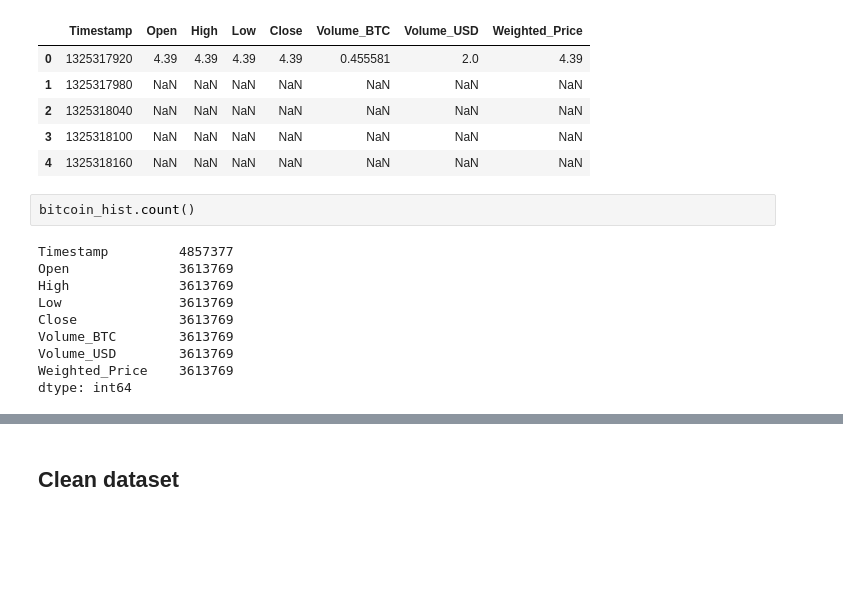
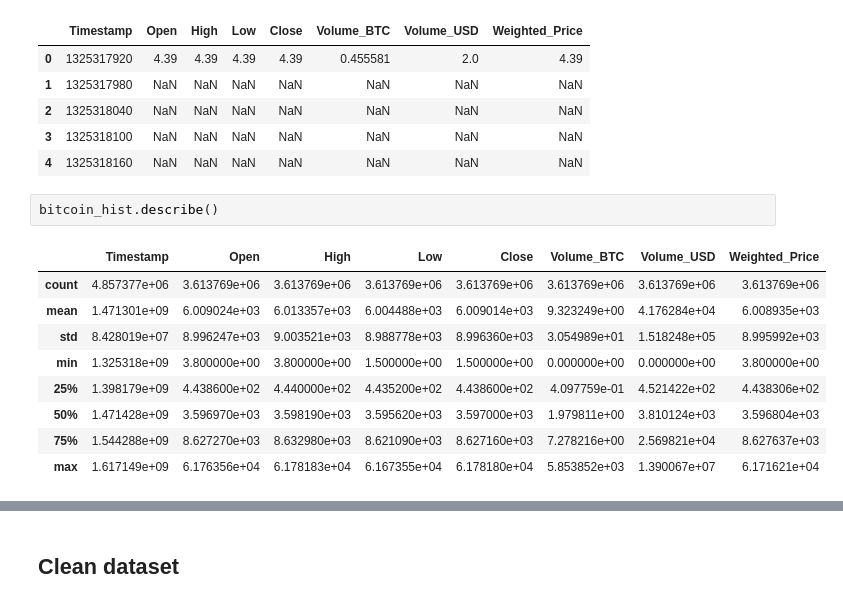
Before and after one commit to ZarthaxX/aa-tp-crypto, a Jupyter notebook: Untitled.ipynb, the cells around one changed output, grey strips where cells are left out. Saved outputs shown, nothing was run; the diff lists cells and outputs as text; blank space fills up the shorter version.

```diff
--- a/Untitled.ipynb
+++ b/Untitled.ipynb
@@ -168,17 +176,17 @@ bitcoin_hist.head()
 | 3 | 1325318100 | NaN | NaN | NaN | NaN | NaN | NaN | NaN |
 | 4 | 1325318160 | NaN | NaN | NaN | NaN | NaN | NaN | NaN |
 # %%
-bitcoin_hist.count()
+bitcoin_hist.describe()
 # %% [output]
-Timestamp         4857377
-Open              3613769
-High              3613769
-Low               3613769
-Close             3613769
-Volume_BTC        3613769
-Volume_USD        3613769
-Weighted_Price    3613769
-dtype: int64
+|  | Timestamp | Open | High | Low | Close | Volume_BTC | Volume_USD | Weighted_Price |
+| count | 4.857377e+06 | 3.613769e+06 | 3.613769e+06 | 3.613769e+06 | 3.613769e+06 | 3.613769e+06 | 3.613769e+06 | 3.613769e+06 |
+| mean | 1.471301e+09 | 6.009024e+03 | 6.013357e+03 | 6.004488e+03 | 6.009014e+03 | 9.323249e+00 | 4.176284e+04 | 6.008935e+03 |
+| std | 8.428019e+07 | 8.996247e+03 | 9.003521e+03 | 8.988778e+03 | 8.996360e+03 | 3.054989e+01 | 1.518248e+05 | 8.995992e+03 |
+| min | 1.325318e+09 | 3.800000e+00 | 3.800000e+00 | 1.500000e+00 | 1.500000e+00 | 0.000000e+00 | 0.000000e+00 | 3.800000e+00 |
+| 25% | 1.398179e+09 | 4.438600e+02 | 4.440000e+02 | 4.435200e+02 | 4.438600e+02 | 4.097759e-01 | 4.521422e+02 | 4.438306e+02 |
+| 50% | 1.471428e+09 | 3.596970e+03 | 3.598190e+03 | 3.595620e+03 | 3.597000e+03 | 1.979811e+00 | 3.810124e+03 | 3.596804e+03 |
+| 75% | 1.544288e+09 | 8.627270e+03 | 8.632980e+03 | 8.621090e+03 | 8.627160e+03 | 7.278216e+00 | 2.569821e+04 | 8.627637e+03 |
+| max | 1.617149e+09 | 6.176356e+04 | 6.178183e+04 | 6.167355e+04 | 6.178180e+04 | 5.853852e+03 | 1.390067e+07 | 6.171621e+04 |
 # %%
 df = bitcoin_hist.sample(frac= 0.001)
 #plotScatterMatrix(df, 18, 10)
```
Also changed, not shown: parts of 33 cells of this notebook, 2 other files.
